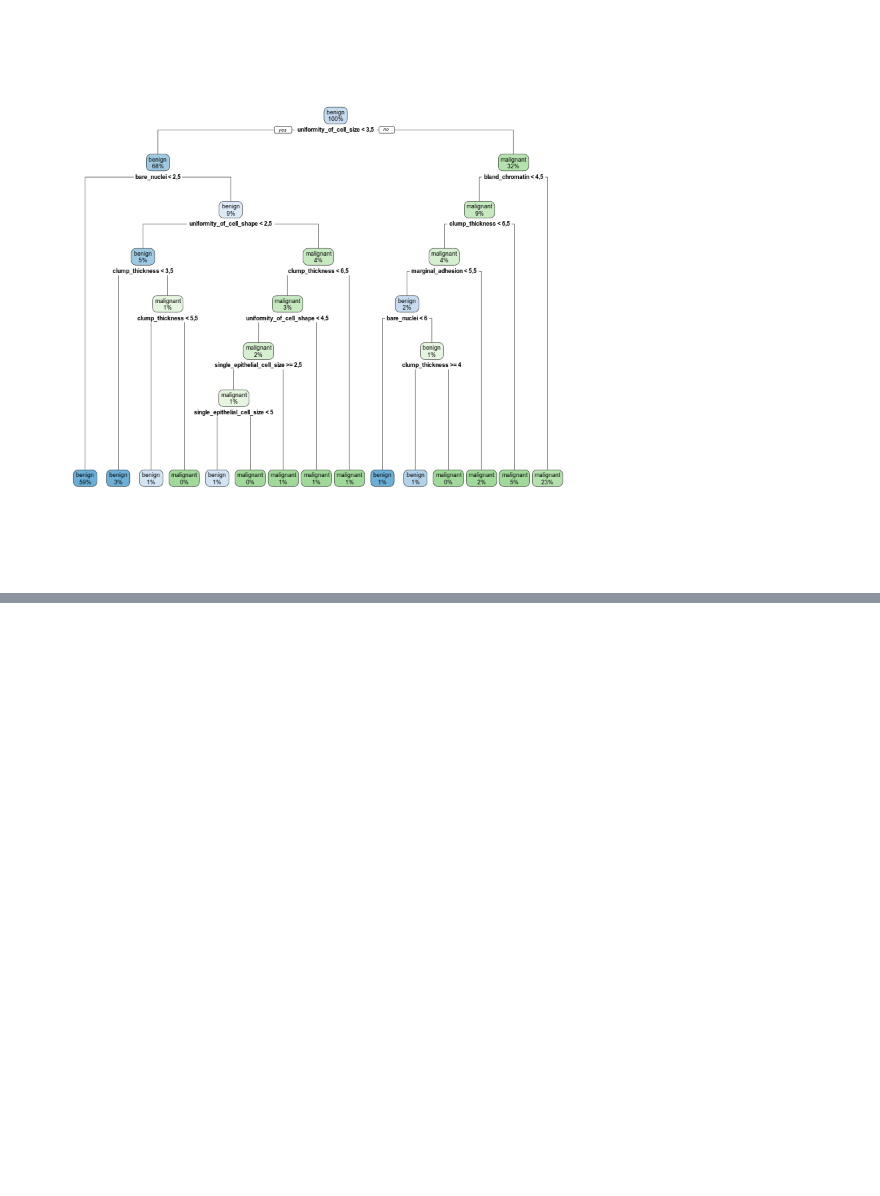
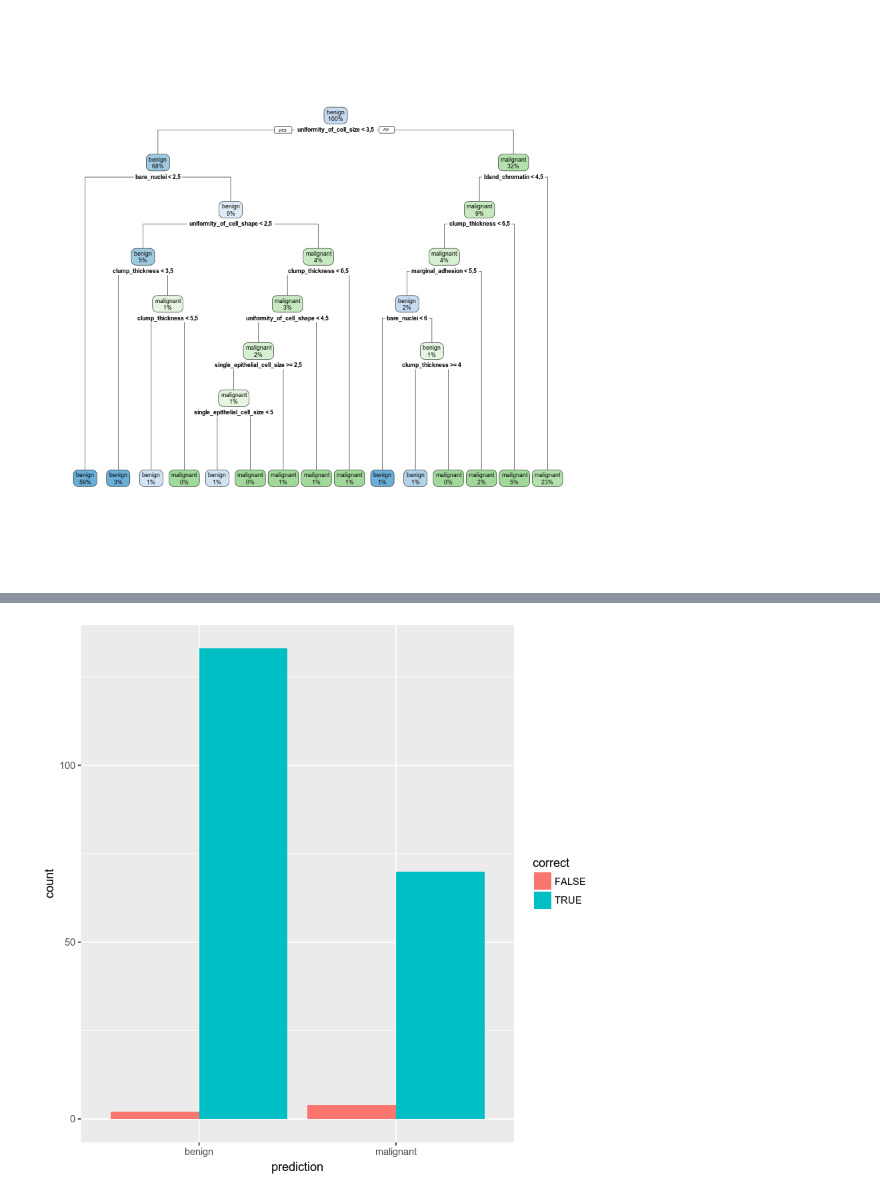
Before and after one commit to danielsouzaaf/breast-cancer-diagnosis-study, a Jupyter notebook: breast-cancer-wisconsin.ipynb, the cells around one changed output, grey strips where cells are left out. Cells and saved outputs as stored; diff of their text form; code cells hidden in the pictures; blank space fills up the shorter version.

```diff
--- a/breast-cancer-wisconsin.ipynb
+++ b/breast-cancer-wisconsin.ipynb
@@ -226,0 +291,13 @@ rpart.plot(fit, extra = 100)
+# %%
+results <- data.frame(actual = test_data$classes,
+                      predict(model_rf, test_data, type = "prob"))
+
+results$prediction <- ifelse(results$benign > 0.5, "benign",
+                             ifelse(results$malignant > 0.5, "malignant", NA))
+
+results$correct <- ifelse(results$actual == results$prediction, TRUE, FALSE)
+
+ggplot(results, aes(x = prediction, fill = correct)) +
+  geom_bar(position = "dodge")
+# %% [output]
+[figure, added]
```
Also changed, not shown: parts of 7 cells of this notebook.
